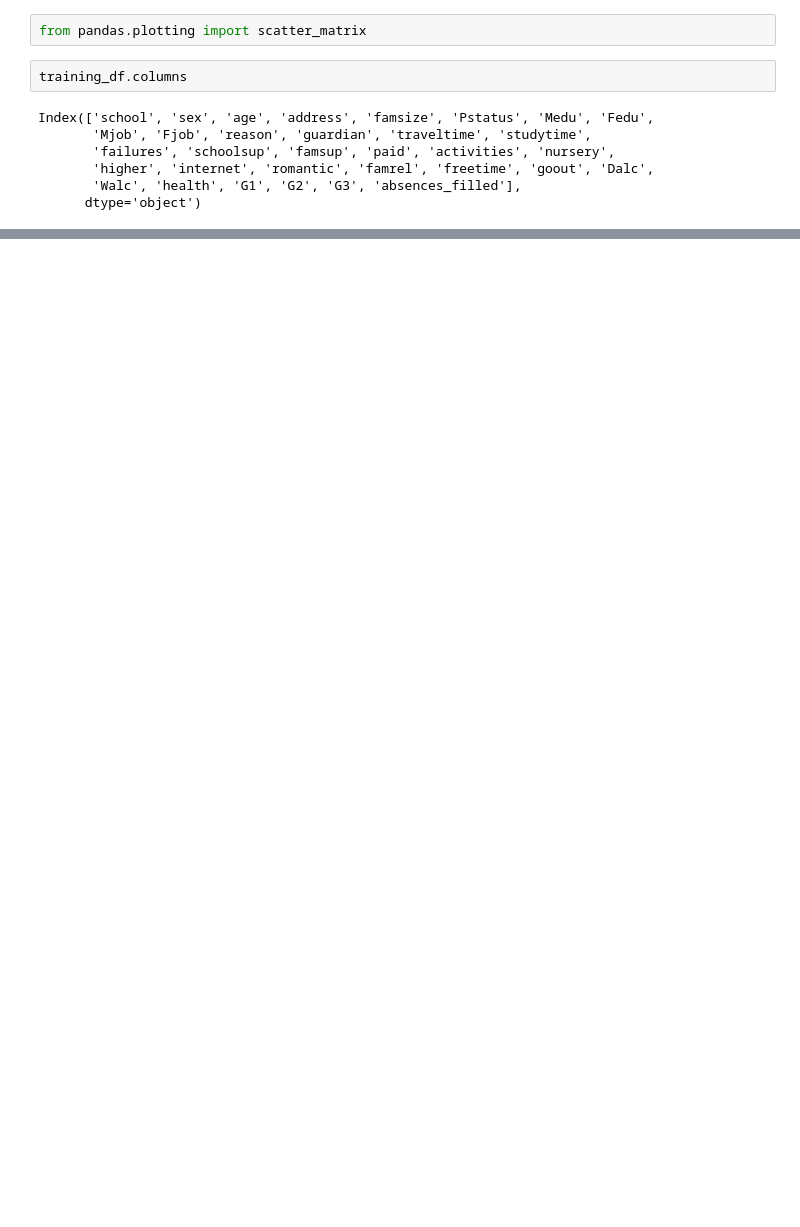
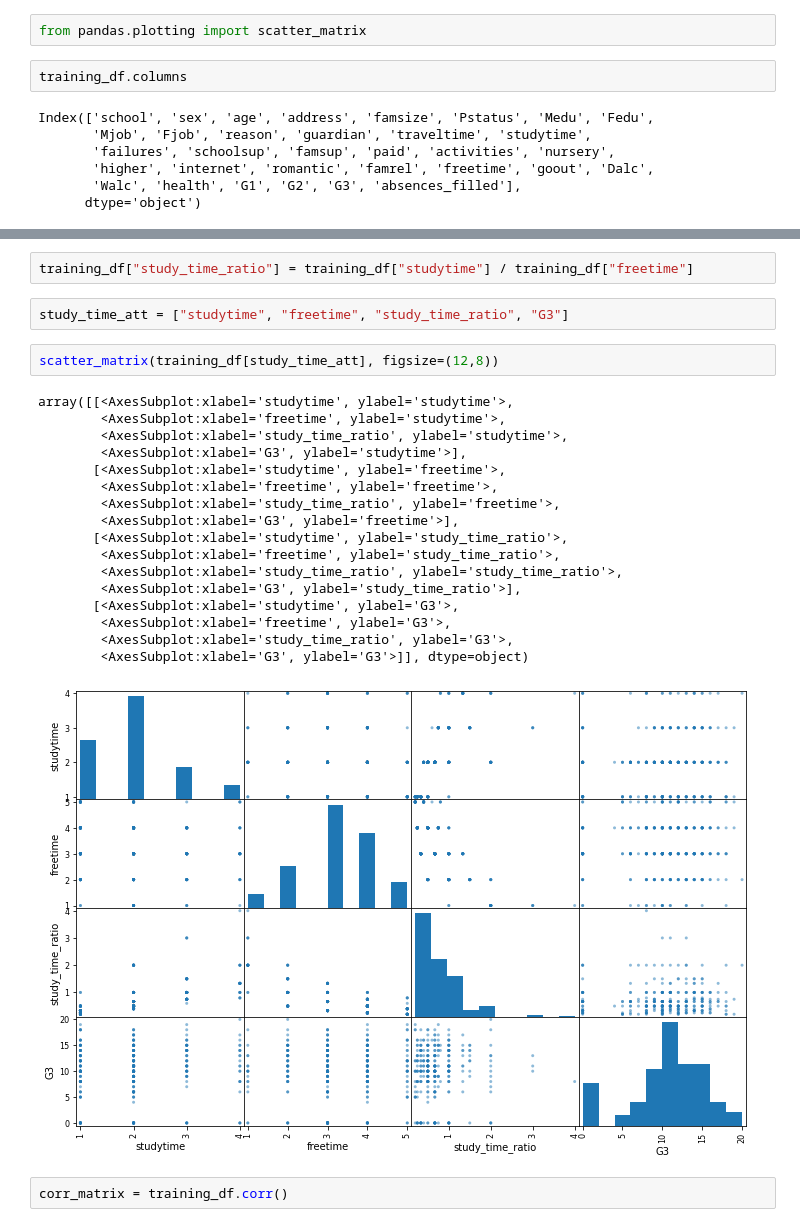
Before and after one commit to ryoiwata/handson-ml, a Jupyter notebook: notebooks/chapter_2_end_to_end_machine_learning_project.ipynb, the cells around one changed output, grey strips where cells are left out. Saved outputs shown, nothing was run; the diff lists cells and outputs as text; blank space fills up the shorter version.

```diff
--- a/notebooks/chapter_2_end_to_end_machine_learning_project.ipynb
+++ b/notebooks/chapter_2_end_to_end_machine_learning_project.ipynb
@@ -454,0 +485,26 @@ array([[<AxesSubplot:xlabel='Medu', ylabel='Medu'>,
+# %%
+training_df["study_time_ratio"] = training_df["studytime"] / training_df["freetime"]
+# %%
+study_time_att = ["studytime", "freetime", "study_time_ratio", "G3"]
+# %%
+scatter_matrix(training_df[study_time_att], figsize=(12,8))
+# %% [output]
+array([[<AxesSubplot:xlabel='studytime', ylabel='studytime'>,
+        <AxesSubplot:xlabel='freetime', ylabel='studytime'>,
+        <AxesSubplot:xlabel='study_time_ratio', ylabel='studytime'>,
+        <AxesSubplot:xlabel='G3', ylabel='studytime'>],
+       [<AxesSubplot:xlabel='studytime', ylabel='freetime'>,
+        <AxesSubplot:xlabel='freetime', ylabel='freetime'>,
+        <AxesSubplot:xlabel='study_time_ratio', ylabel='freetime'>,
+        <AxesSubplot:xlabel='G3', ylabel='freetime'>],
+       [<AxesSubplot:xlabel='studytime', ylabel='study_time_ratio'>,
+        <AxesSubplot:xlabel='freetime', ylabel='study_time_ratio'>,
+        <AxesSubplot:xlabel='study_time_ratio', ylabel='study_time_ratio'>,
+        <AxesSubplot:xlabel='G3', ylabel='study_time_ratio'>],
+       [<AxesSubplot:xlabel='studytime', ylabel='G3'>,
+        <AxesSubplot:xlabel='freetime', ylabel='G3'>,
+        <AxesSubplot:xlabel='study_time_ratio', ylabel='G3'>,
+        <AxesSubplot:xlabel='G3', ylabel='G3'>]], dtype=object)
+[figure, added]
+# %%
+corr_matrix = training_df.corr()
```
Also changed, not shown: parts of 19 cells of this notebook.
